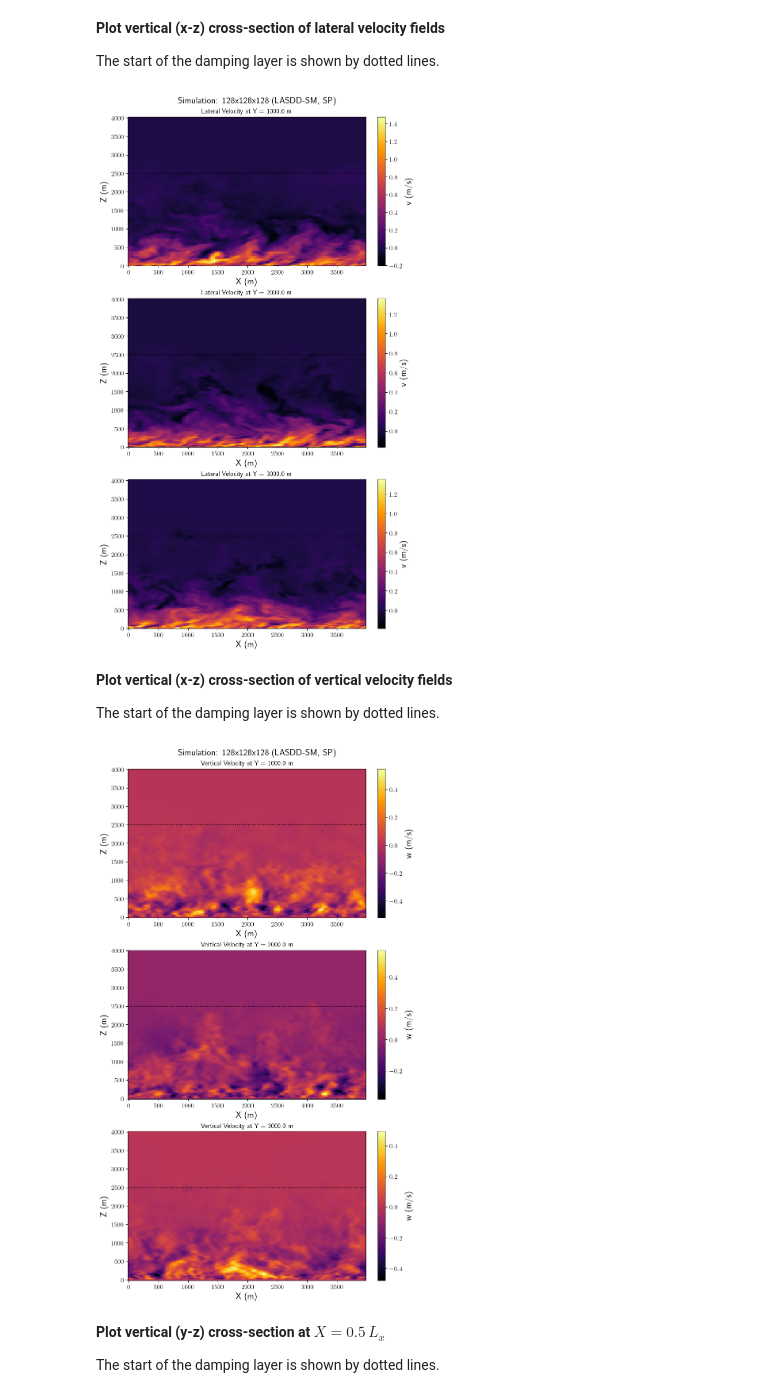
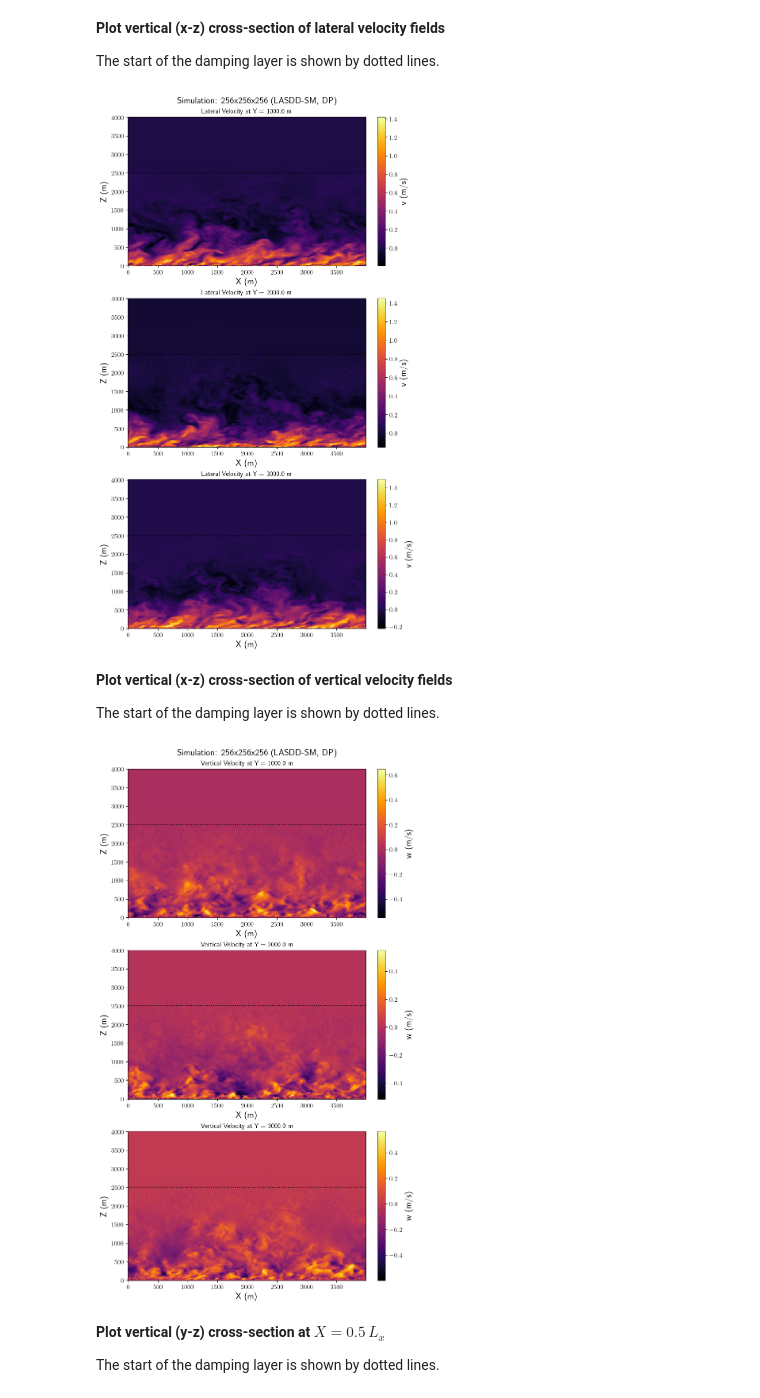
Before and after one commit to Sukantabasu/jax-alfa, a Jupyter notebook: docs/source/examples/NBL_A94/notebooks/NBL_A94_VerticalCrossSections.ipynb, the cells around one changed output. Drawn from its saved outputs; the diff is of its cells as text; code cells hidden in the pictures.

Commit message:
Update NBL_A94 notebooks with 256^3 simulation outputs
Co-Authored-By: Claude Sonnet 4.6 <noreply@anthropic.com>

```diff
--- a/docs/source/examples/NBL_A94/notebooks/NBL_A94_VerticalCrossSections.ipynb
+++ b/docs/source/examples/NBL_A94/notebooks/NBL_A94_VerticalCrossSections.ipynb
@@ -24,7 +24,7 @@ def find_repo_root(start=None):
 BaseDir = find_repo_root()
 
 # Reference run: 128x128x128 LASDD-SM single precision
-RunDir    = BaseDir / 'examples/NBL_A94/runs/128x128x128_LASDD_SM_DP'
+RunDir    = BaseDir / 'examples/NBL_A94/runs/256x256x256_LASDD_SM_DP'
 OutputDir = RunDir / 'output'
 
 cfg = {}
@@ -123,10 +123,10 @@ for i, j in enumerate(j_levels):
     axes[i].axhline(y=z_damping, color='k', linestyle=':', linewidth=1.5)
     fig.colorbar(im, ax=axes[i], label='v (m/s)')
 
-plt.suptitle('Simulation: 128x128x128 (LASDD-SM, SP)', fontsize=16)
+plt.suptitle('Simulation: 256x256x256 (LASDD-SM, DP)', fontsize=16)
 plt.show()
 # %% [output]
-[figure, old version]
+[figure, new version]
 # %% [markdown]
 **Plot vertical (x-z) cross-section of vertical velocity fields**
 
@@ -134,22 +134,22 @@ The start of the damping layer is shown by dotted lines.
 # %%
 fig, axes = plt.subplots(3, 1, figsize=(8, 14), constrained_layout=True)
 
 # Selected cross-sections at 0.25*l_y, 0.5*l_y, and 0.75*l_y
 j_levels = [int(ny/4), int(ny/2), int(ny*3/4)]
 
 for i, j in enumerate(j_levels):
     im = axes[i].pcolor(x_axis, z_w, w3D[:,j,:].T, cmap='inferno')
     axes[i].set_title(f'Vertical Velocity at Y = {j * dy:.1f} m', fontsize=12)
     axes[i].set_xlabel('X (m)')
     axes[i].set_ylabel('Z (m)')
     axes[i].set_aspect('auto')
     axes[i].axhline(y=z_damping, color='k', linestyle=':', linewidth=1.5)
     fig.colorbar(im, ax=axes[i], label='w (m/s)')
 
-plt.suptitle('Simulation: 128x128x128 (LASDD-SM, SP)', fontsize=16)
+plt.suptitle('Simulation: 256x256x256 (LASDD-SM, DP)', fontsize=16)
 plt.show()
 # %% [output]
-[figure, old version]
+[figure, new version]
 # %% [markdown]
 **Plot vertical (y-z) cross-section at $X = 0.5\,L_x$**
 
```
Also changed, not shown: parts of 3 cells of this notebook, 5 other files.
